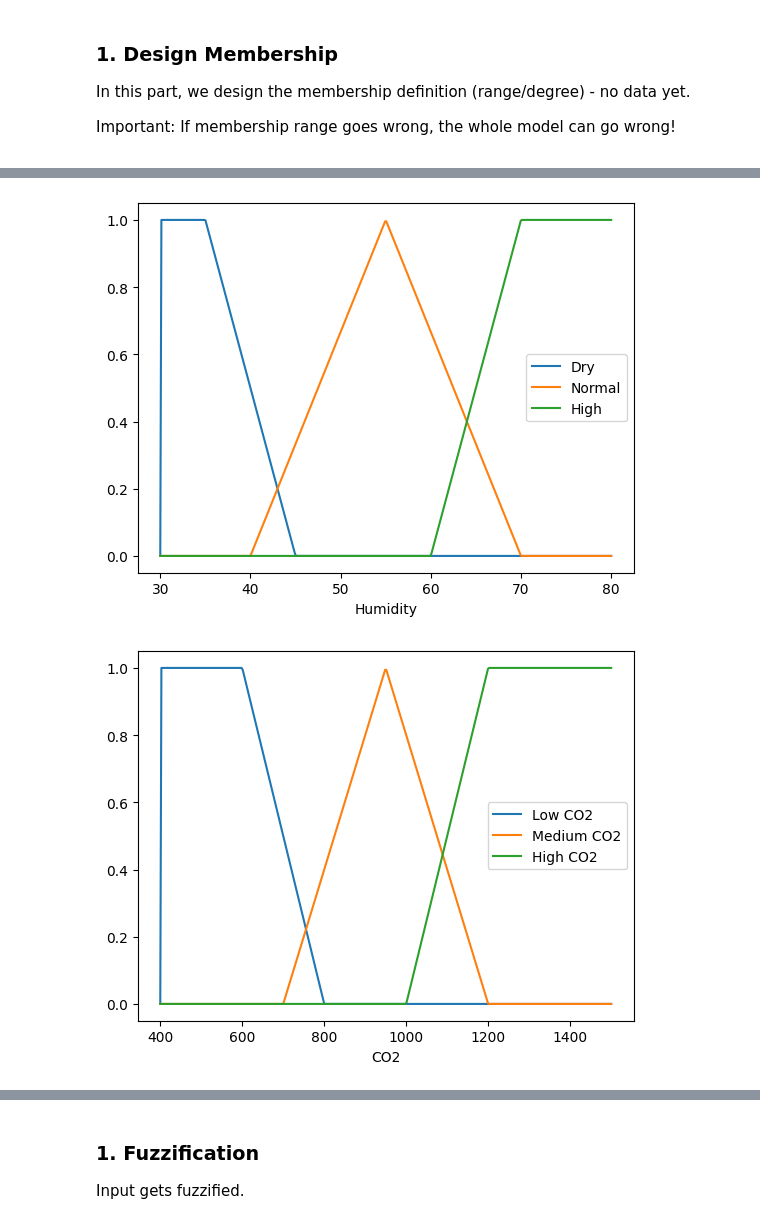
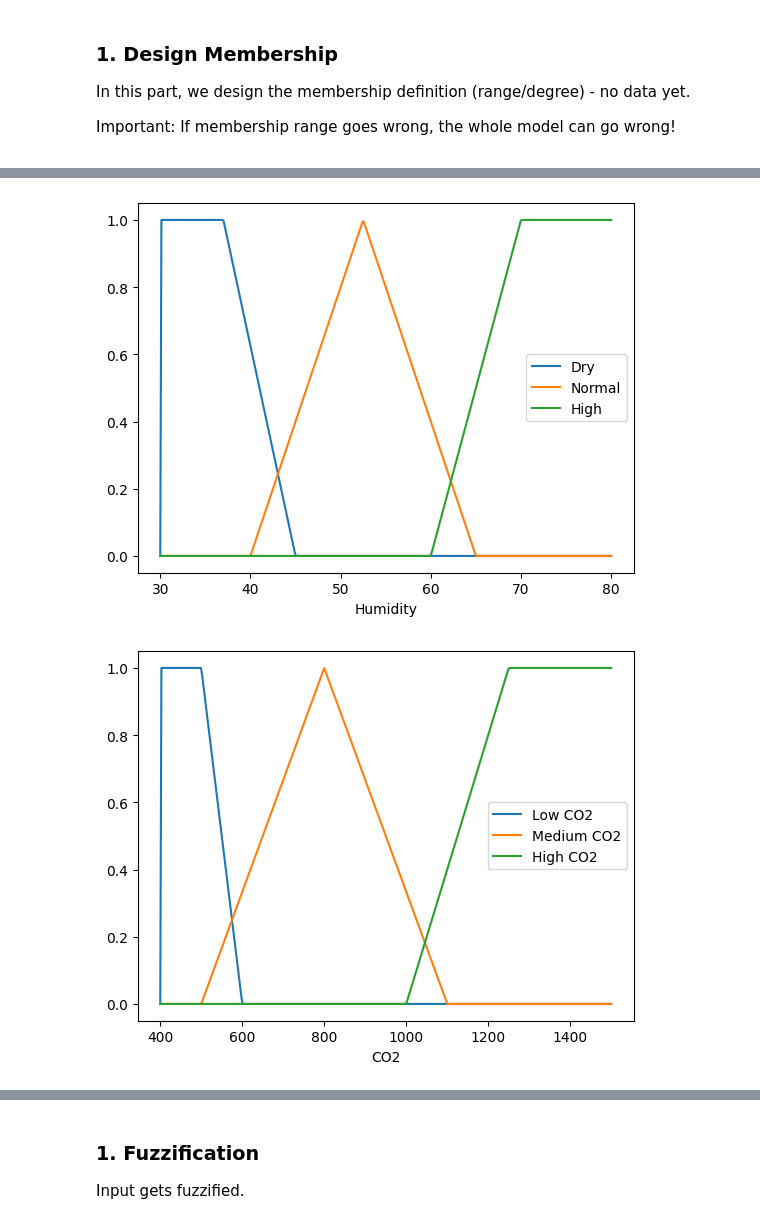
Before and after one commit to everhettoo/fl-hvac-control, a Jupyter notebook: notebooks/mamdani_hvac_control.ipynb, the cells around one changed output, grey strips where cells are left out. Cells and saved outputs as stored; diff of their text form; code cells hidden in the pictures.

```diff
--- a/notebooks/mamdani_hvac_control.ipynb
+++ b/notebooks/mamdani_hvac_control.ipynb
@@ -26,20 +25,20 @@ import mylibs.membership_functions as mf
 Important: If membership range goes wrong, the whole model can go wrong!
 # %%
 # Soiledness Membership Functions
-temp = np.linspace(16, 30, 400)
-cold_temp = np.array([mf.trap(x, 16, 16, 18,22) for x in temp])
-comfortable_temp = np.array([mf.tri(x, 20, 23, 26) for x in temp])
-warm_temp = np.array([mf.trap(x, 24, 27, 30, 30) for x in temp])
+temp = np.linspace(18, 30, 400)
+cold_temp = np.array([mf.trap(x, 18, 18, 20, 22) for x in temp])
+comfortable_temp = np.array([mf.tri(x, 20, 23.5, 27) for x in temp])
+warm_temp = np.array([mf.trap(x, 25, 27, 30, 30) for x in temp])
 
 humid = np.linspace(30, 80, 400)
-dry_humid = np.array([mf.trap(x, 30, 30, 35, 45) for x in humid])
-normal_humid = np.array([mf.tri(x, 40, 55, 70) for x in humid])
+dry_humid = np.array([mf.trap(x, 30, 30, 37, 45) for x in humid])
+normal_humid = np.array([mf.tri(x, 40, 52.5, 65) for x in humid])
 high_humid = np.array([mf.trap(x, 60, 70, 80, 80) for x in humid])
 
 co2 = np.linspace(400, 1500, 400)
-low_co2 = np.array([mf.trap(x, 400, 400, 600, 800) for x in co2])
-medium_co2 = np.array([mf.tri(x, 700, 950, 1200) for x in co2])
-high_co2 = np.array([mf.trap(x, 1000, 1200, 1500, 1500) for x in co2])
+low_co2 = np.array([mf.trap(x, 400, 400, 500, 600) for x in co2])
+medium_co2 = np.array([mf.tri(x, 500, 800, 1100) for x in co2])
+high_co2 = np.array([mf.trap(x, 1000, 1250, 1500, 1500) for x in co2])
 
 cooling = np.linspace(0, 100, 400)
 off_cool = np.array([mf.trap(x, 0, 0, 5, 15) for x in cooling])
@@ -83,5 +82,5 @@ plt.show()
-[figure, old version]
+[figure, new version]
-[figure, old version]
+[figure, new version]
 [figure]
 # %% [markdown]
 ### 1. Fuzzification
```
Also changed, not shown: parts of 13 cells of this notebook, 1 other file.
